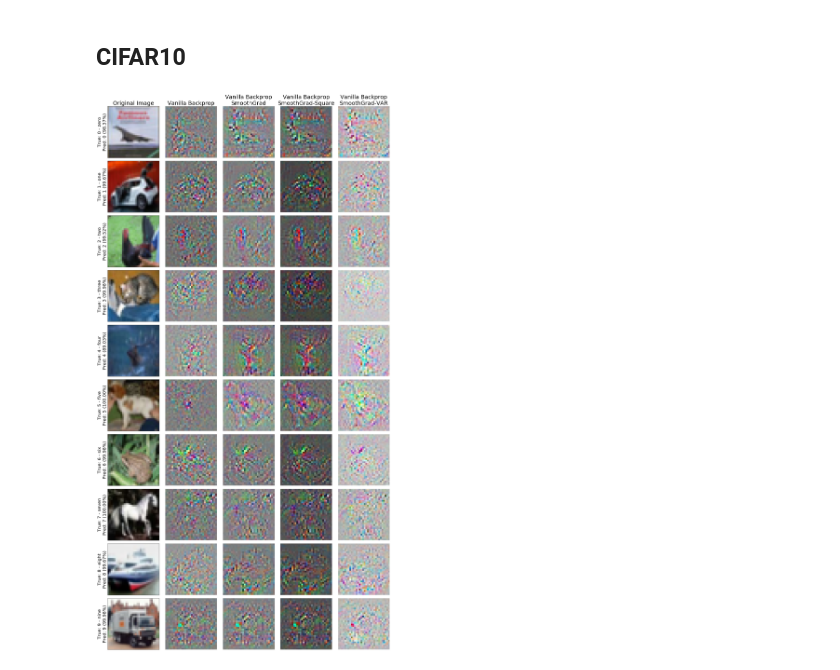
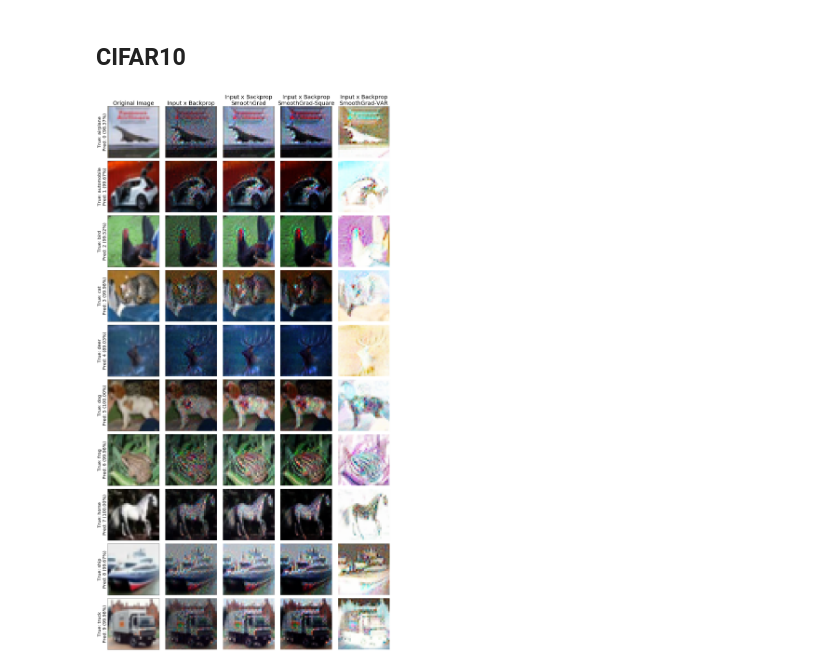
Before and after one commit to TooTouch/WhiteBox-Part1, a Jupyter notebook: notebook/[Attribution] - Input x Backpropagation & Ensemble.ipynb, the cells around one changed output. Cells and saved outputs as stored; diff of their text form; code cells hidden in the pictures.

```diff
--- a/notebook/[Attribution] - Input x Backpropagation & Ensemble.ipynb
+++ b/notebook/[Attribution] - Input x Backpropagation & Ensemble.ipynb
@@ -78,3 +33,6 @@ def visualize_results(origin_imgs, results, probs, preds, classes, names, target
+# %%
+mnist_IB = InputBackprop(mnist_model)
+cifar10_IB = InputBackprop(cifar10_model)
 # %% [markdown]
 ## MNIST
 # %%
@@ -110,30 +68,30 @@ visualize_results(original_images_mnist,
 ## CIFAR10
 # %%
 # vanilla gradients
-outputs, probs, preds = cifar10_VBP.generate_image(pre_images_cifar10, original_targets_cifar10)
+outputs, probs, preds = cifar10_IB.generate_image(pre_images_cifar10, original_targets_cifar10)
 
 # ensemble
 n = 50
 sigma = 2
 # vanilla gradients + smooth grad
-outputs_SG, _, _ = generate_smooth_grad(pre_images_cifar10, original_targets_cifar10, n, sigma, cifar10_VBP)
+outputs_SG, _, _ = generate_smooth_grad(pre_images_cifar10, original_targets_cifar10, n, sigma, cifar10_IB)
 # vanilla gradients + smooth square grad
-outputs_SG_SQ, _, _ = generate_smooth_square_grad(pre_images_cifar10, original_targets_cifar10, n, sigma, cifar10_VBP)
+outputs_SG_SQ, _, _ = generate_smooth_square_grad(pre_images_cifar10, original_targets_cifar10, n, sigma, cifar10_IB)
 # vanilla gradients + smooth var grad
-outputs_SG_VAR, _, _ = generate_smooth_var_grad(pre_images_cifar10, original_targets_cifar10, n, sigma, cifar10_VBP)
+outputs_SG_VAR, _, _ = generate_smooth_var_grad(pre_images_cifar10, original_targets_cifar10, n, sigma, cifar10_IB)
 # %%
-names = ['Vanilla Backprop',
-         'Vanilla Backprop\nSmoothGrad','Vanilla Backprop\nSmoothGrad-Square','Vanilla Backprop\nSmoothGrad-VAR'] # names
+names = ['Input x Backprop',
+         'Input x Backprop\nSmoothGrad','Input x Backprop\nSmoothGrad-Square','Input x Backprop\nSmoothGrad-VAR'] # names
 results = [outputs, outputs_SG, outputs_SG_SQ, outputs_SG_VAR]
 target = 'cifar10'
 
-visualize_results(original_images_cifar10,
-                  results,
-                  probs,
-                  preds,
-                  cifar10_classes,
-                  names,
-                  target,
-                  col=5, row=10, size=(20,35), labelsize=20, fontsize=25)
+visualize_saliencys(original_images_cifar10,
+                    results,
+                    probs,
+                    preds,
+                    cifar10_classes,
+                    names,
+                    target,
+                    col=5, row=10, size=(20,35), labelsize=20, fontsize=25)
 # %% [output]
-[figure, old version]
+[figure, new version]
```
Also changed, not shown: parts of 6 cells of this notebook, 6 other files.
